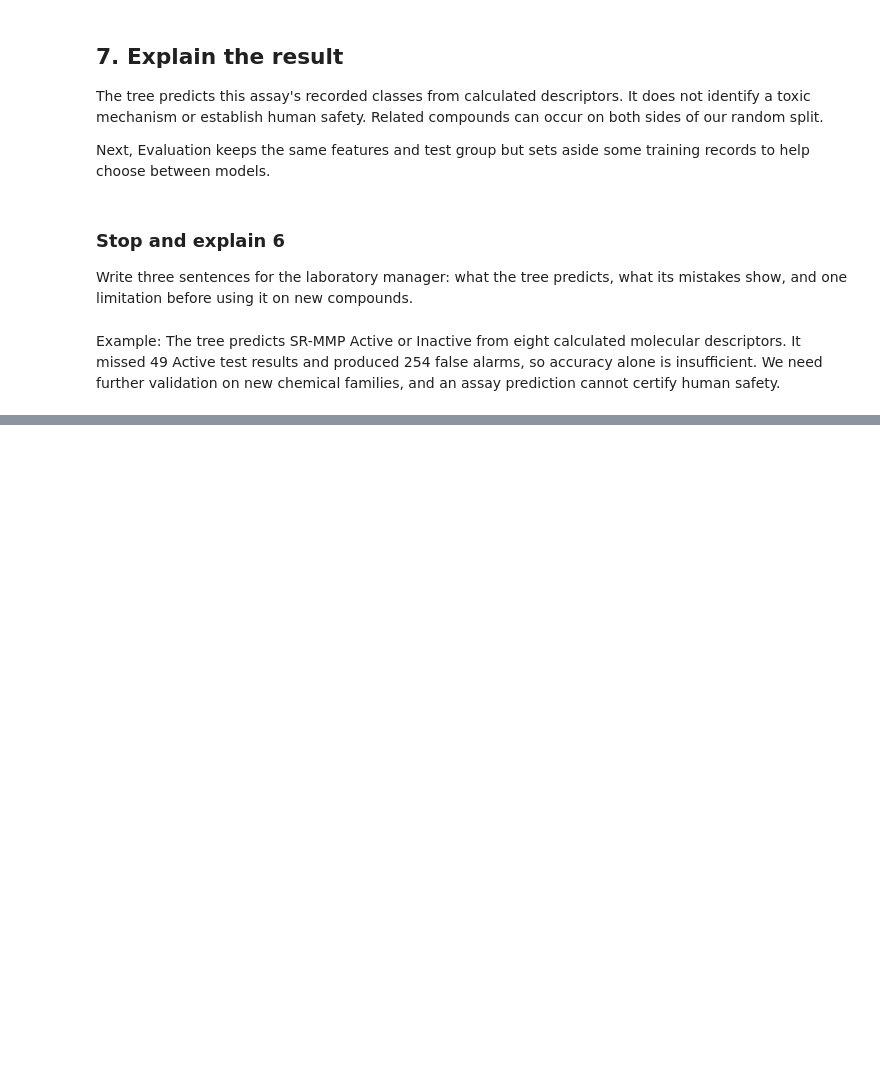
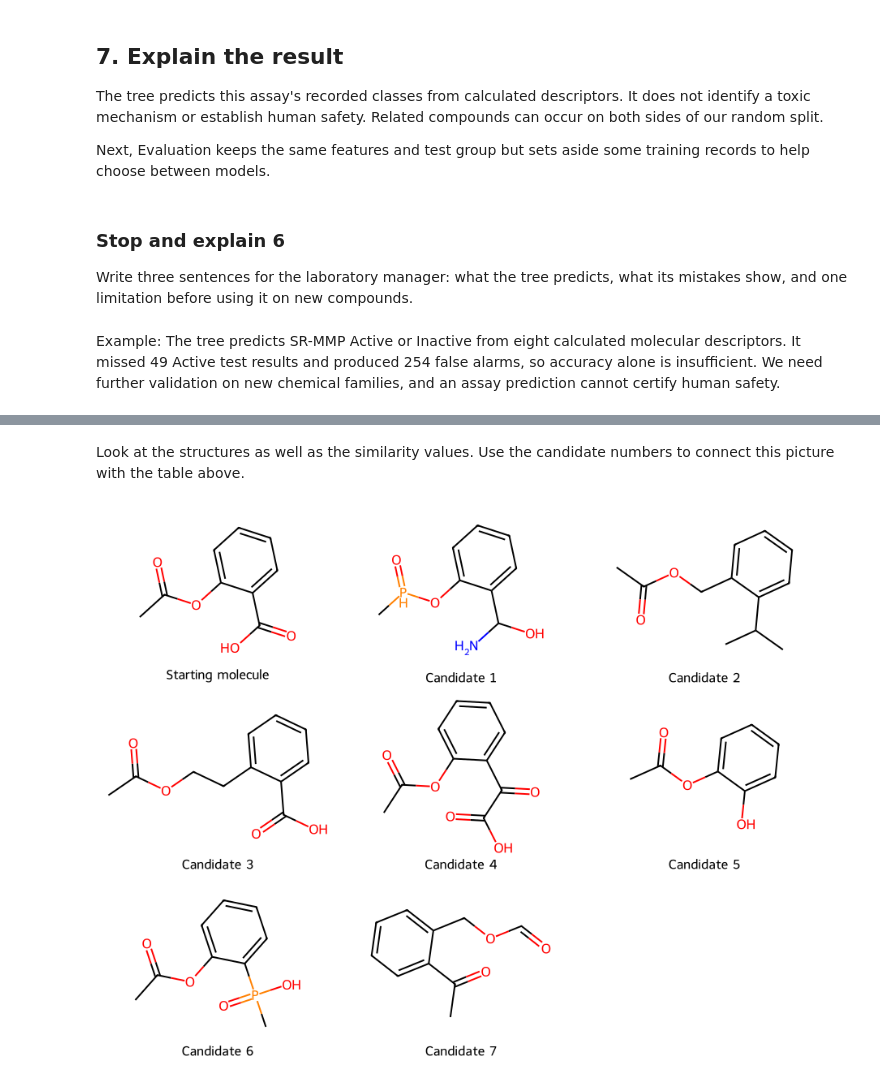
Before and after one commit to CompOmics/ML_AI_Analytical_Chemistry_Course, a Jupyter notebook: 01_Foundations/notebooks/TD1_tox21_solution.ipynb, the cells around one changed output, grey strips where cells are left out. Saved outputs shown, nothing was run; the diff lists cells and outputs as text; code cells hidden in the pictures; blank space fills up the shorter version.

```diff
--- a/01_Foundations/notebooks/TD1_tox21_solution.ipynb
+++ b/01_Foundations/notebooks/TD1_tox21_solution.ipynb
@@ -348,0 +446,6 @@ cannot certify human safety.
+# %%
+random = np.random.default_rng(42)
+nearby_latents = latent + random.normal(0, 0.6, size=(12, 512))
+decoded = autoencoder.emb_to_seq(nearby_latents, beam_width=5, max_len=120)
+attempts = pd.DataFrame({"Decoded SMILES": decoded})
+attempts["molecule"] = attempts["Decoded SMILES"].map(Chem.MolFromSmiles)
@@ -348,0 +456,7 @@ cannot certify human safety.
+# %%
+valid = attempts.loc[attempts["molecule"].notna()].copy()
+valid["SMILES"] = valid["molecule"].map(Chem.MolToSmiles)
+print("Decoding attempts:", len(attempts))
+print("Invalid outputs:", len(attempts) - len(valid))
+print("Valid outputs equal to the starting molecule:", valid["SMILES"].eq(seed_smiles).sum())
+print("Distinct valid structures, including the start if returned:", valid["SMILES"].nunique())
@@ -348,0 +472,8 @@ cannot certify human safety.
+# %%
+candidates = valid.drop_duplicates("SMILES")
+candidates = candidates.loc[candidates["SMILES"].ne(seed_smiles)].copy()
+candidates.index = "Candidate " + (pd.RangeIndex(len(candidates)) + 1).astype(str)
+start = pd.DataFrame({"SMILES": [seed_smiles], "molecule": [seed_molecule]},
+                     index=["Starting molecule"])
+proposed = pd.concat([start, candidates[["SMILES", "molecule"]]])
+print("Distinct changed candidates:", len(candidates))
@@ -348,0 +492,7 @@ cannot certify human safety.
+# %%
+known_structures = raw_data["smiles"].dropna().map(Chem.MolFromSmiles).dropna().map(Chem.MolToSmiles)
+fingerprints = proposed["molecule"].map(Chem.RDKFingerprint)
+proposed["In Tox21 file"] = proposed["SMILES"].isin(known_structures)
+proposed["Similarity to start"] = DataStructs.BulkTanimotoSimilarity(
+    Chem.RDKFingerprint(seed_molecule), fingerprints.tolist())
+proposed[["SMILES", "In Tox21 file", "Similarity to start"]].round(2)
@@ -348,0 +509,9 @@ cannot certify human safety.
+# %% [markdown]
+Look at the structures as well as the similarity values. Use the
+candidate numbers to connect this picture with the table above.
+# %%
+Draw.MolsToGridImage(
+    proposed["molecule"].tolist(), molsPerRow=3,
+    legends=proposed.index.tolist(), subImgSize=(300, 230))
+# %% [output]
+[figure, added]
```
Also changed, not shown: parts of 31 cells of this notebook, 3 other files.
